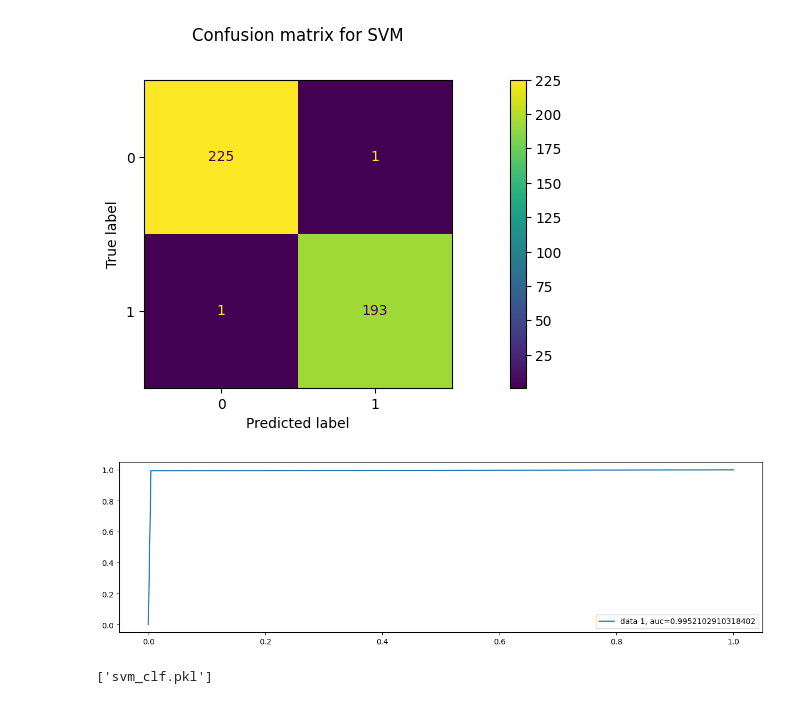
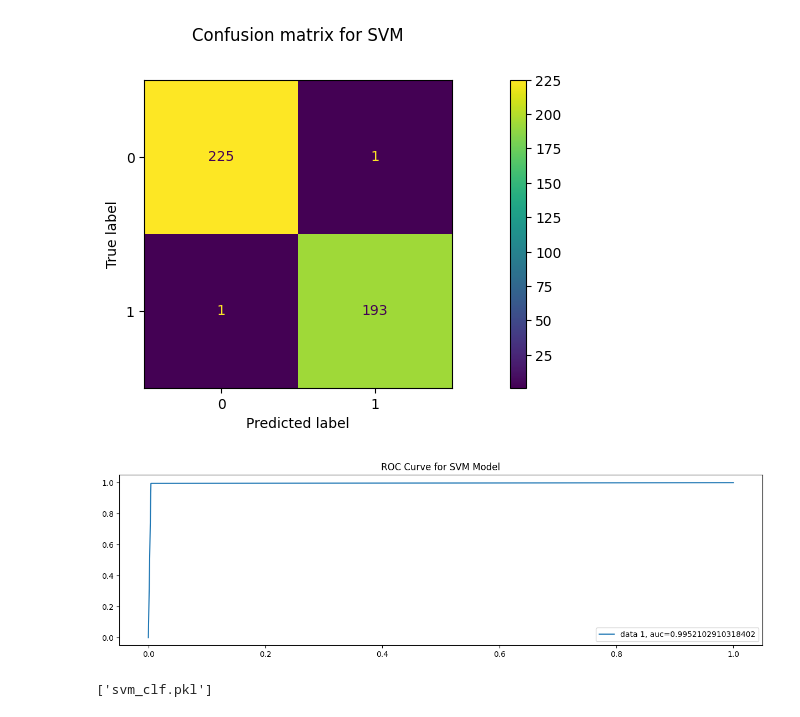
Before and after one commit to Bishwaprotapi/Parkinson-s-DiseaseML, a Jupyter notebook: parkinson disease.ipynb, the cells around one changed output. Saved outputs shown, nothing was run; the diff lists cells and outputs as text; code cells hidden in the pictures.

```diff
--- a/parkinson disease.ipynb
+++ b/parkinson disease.ipynb
@@ -510,5 +523,5 @@ param_grid = {
     'random_state':range(100,250,50),
     'criterion' :['gini', 'entropy']
 }
-CV_rfc = GridSearchCV(estimator=rfc, param_grid=param_grid, cv= 5)
+CV_rfc = GridSearchCV(estimator=rfc, param_grid=param_grid, cv= 5, n_jobs=-1)
 CV_rfc.fit(X_train, y_train)
@@ -521,8 +558,10 @@ CV_rfc.best_params_
  'n_estimators': 250,
  'random_state': 200}
 # %%
-rfc1=RandomForestClassifier(random_state=200, max_features='sqrt', n_estimators= 125, max_depth=7, criterion='entropy')
+# Training and Evaluating the Random Forest Classifier with Optimized Parameters
+rfc1=RandomForestClassifier(random_state=200, max_features='sqrt', n_estimators= 250, max_depth=8, criterion='gini')
 rfc1.fit(X_train, y_train)
 predRFC = rfc1.predict(X_test)
+print("Classification Report for Random Forest Classifier with Optimized Parameters:")
 print(classification_report(y_test, predRFC))
 # %% [output]
@@ -631,3 +757,20 @@ print("Train Set Accuracy:",metrics.accuracy_score(y_train, X_pred))
 # %% [output]
 Test Set Accuracy: 0.8047619047619048
 Train Set Accuracy: 0.7929594272076372
+# %%
+from sklearn.metrics import classification_report
+
+#Create a svm Classifier
+clf = svm.SVC(kernel='linear') # Linear Kernel
+
+#Train the model using the training sets
+clf.fit(X_train, y_train)
+
+#Predict the response for test dataset
+y_pred = clf.predict(X_test)
+
+# Model Accuracy: how often is the classifier correct?
+print("Test Set Accuracy:",metrics.accuracy_score(y_test, y_pred))
+
+print("Classification Report for SVM Classifier:")
+print(classification_report(y_test, y_pred))
@@ -633,0 +788,17 @@ Train Set Accuracy: 0.7929594272076372
+# %%
+from sklearn.metrics import classification_report
+
+#Create a svm Classifier
+clf = svm.SVC(kernel='linear', C=1, gamma=1) # Linear Kernel with optimized parameters
+
+#Train the model using the training sets
+clf.fit(X_train, y_train)
+
+#Predict the response for test dataset
+y_pred = clf.predict(X_test)
+
+# Model Accuracy: how often is the classifier correct?
+print("Test Set Accuracy:",metrics.accuracy_score(y_test, y_pred))
+
+print("Classification Report for SVM Classifier with Optimized Parameters:")
+print(classification_report(y_test, y_pred))
@@ -697,11 +879,12 @@ plt.show()
 # %%
 fpr, tpr, _ = metrics.roc_curve(y_test,  predSVC)
 auc = metrics.roc_auc_score(y_test, predSVC)
 plt.plot(fpr,tpr,label="data 1, auc="+str(auc))
 plt.legend(loc=4)
+plt.title('ROC Curve for SVM Model')
 plt.show()
 # %% [output]
-[figure, old version]
+[figure, new version]
 # %%
 # Dumping SVM Classifier
 joblib.dump(grid_SVC, 'svm_clf.pkl')
```
Also changed, not shown: parts of 34 cells of this notebook.
